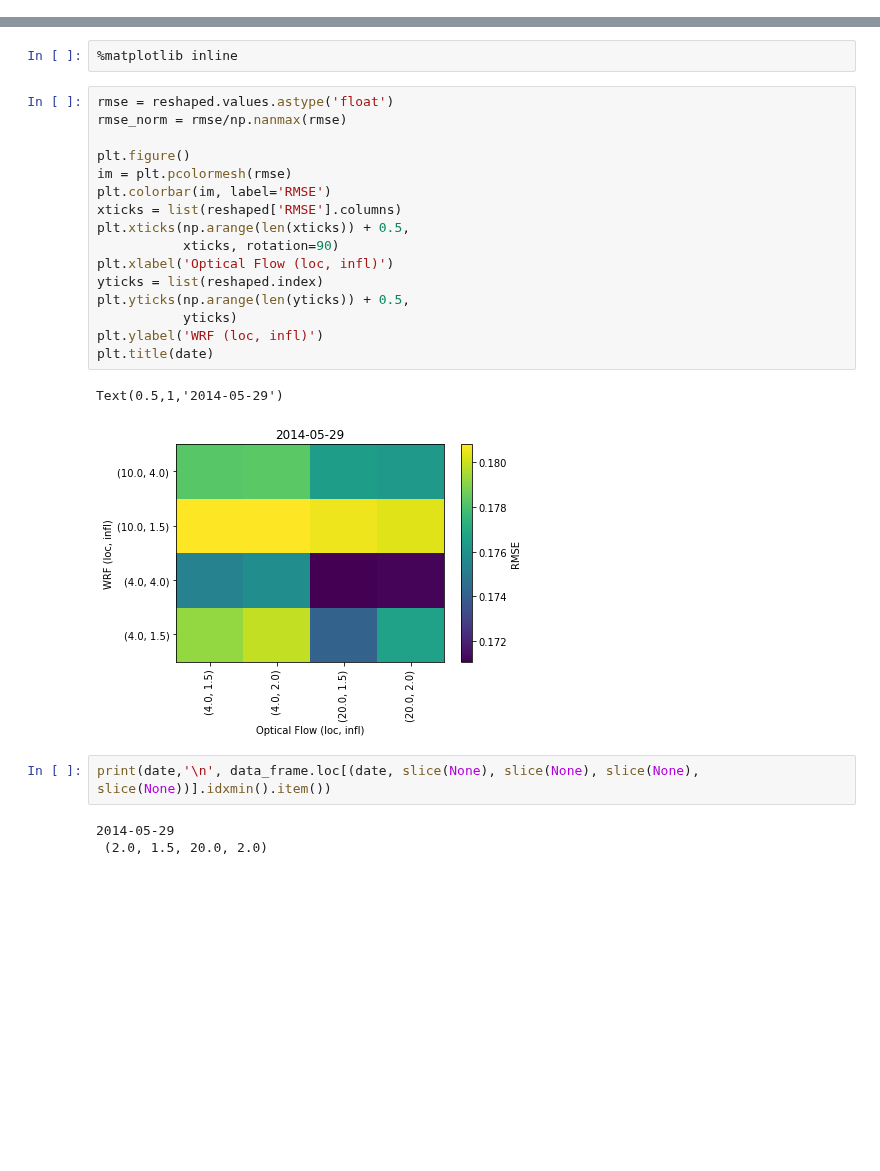
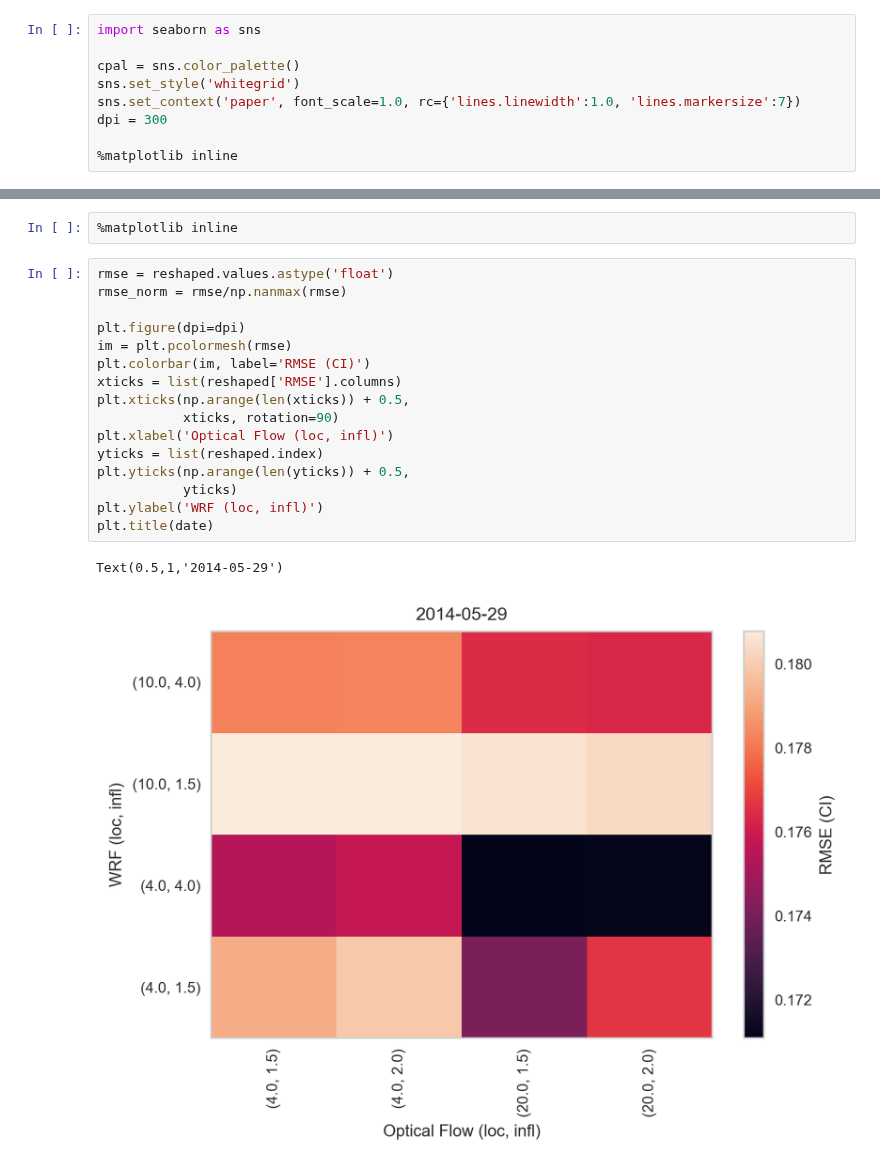
Before and after one commit to travisMharty/letkf_forecasting, a Jupyter notebook: optimization_plots.ipynb, the cells around one changed output, grey strips where cells are left out. Saved outputs shown, nothing was run; the diff lists cells and outputs as text; blank space fills up the shorter version.

```diff
--- a/optimization_plots.ipynb
+++ b/optimization_plots.ipynb
@@ -6,6 +6,15 @@ import pandas as pd
 import numpy as np
 import xarray as xr
 import matplotlib.pyplot as plt
+# %%
+import seaborn as sns
+
+cpal = sns.color_palette()
+sns.set_style('whitegrid')
+sns.set_context('paper', font_scale=1.0, rc={'lines.linewidth':1.0, 'lines.markersize':7})
+dpi = 300
+
+%matplotlib inline
 # %%
 # month = 5
 # day = 29
@@ -224,24 +329,19 @@ wrf_l wrf_i
 # %%
 rmse = reshaped.values.astype('float')
 rmse_norm = rmse/np.nanmax(rmse)
 
-plt.figure()
+plt.figure(dpi=dpi)
 im = plt.pcolormesh(rmse)
-plt.colorbar(im, label='RMSE')
+plt.colorbar(im, label='RMSE (CI)')
 xticks = list(reshaped['RMSE'].columns)
 plt.xticks(np.arange(len(xticks)) + 0.5,
            xticks, rotation=90)
 plt.xlabel('Optical Flow (loc, infl)')
 yticks = list(reshaped.index)
 plt.yticks(np.arange(len(yticks)) + 0.5,
            yticks)
 plt.ylabel('WRF (loc, infl)')
 plt.title(date)
 # %% [output]
 Text(0.5,1,'2014-05-29')
-[figure, old version]
+[figure, new version]
-# %%
-print(date,'\n', data_frame.loc[(date, slice(None), slice(None), slice(None), slice(None))].idxmin().item())
-# %% [output]
-2014-05-29
- (2.0, 1.5, 20.0, 2.0)
```
Also changed, not shown: parts of 18 cells of this notebook, 4 other files.
